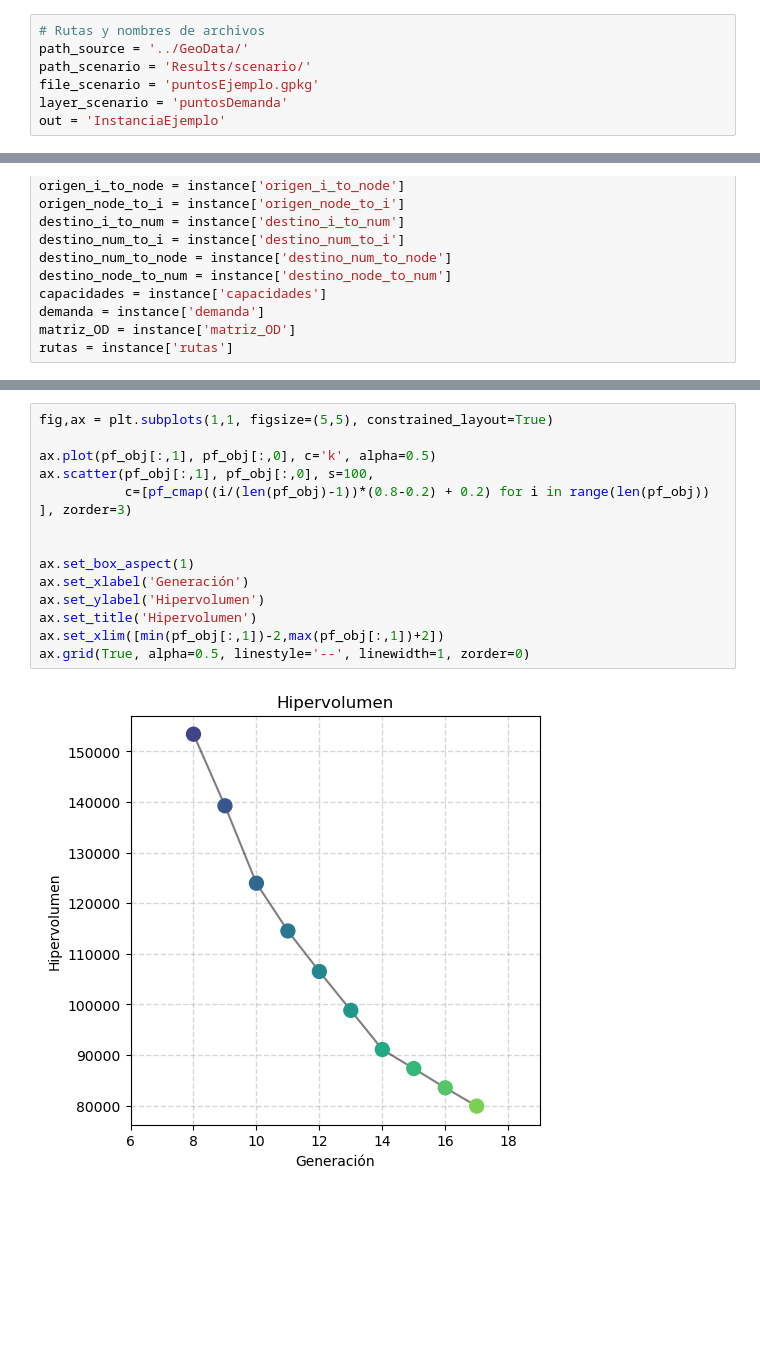
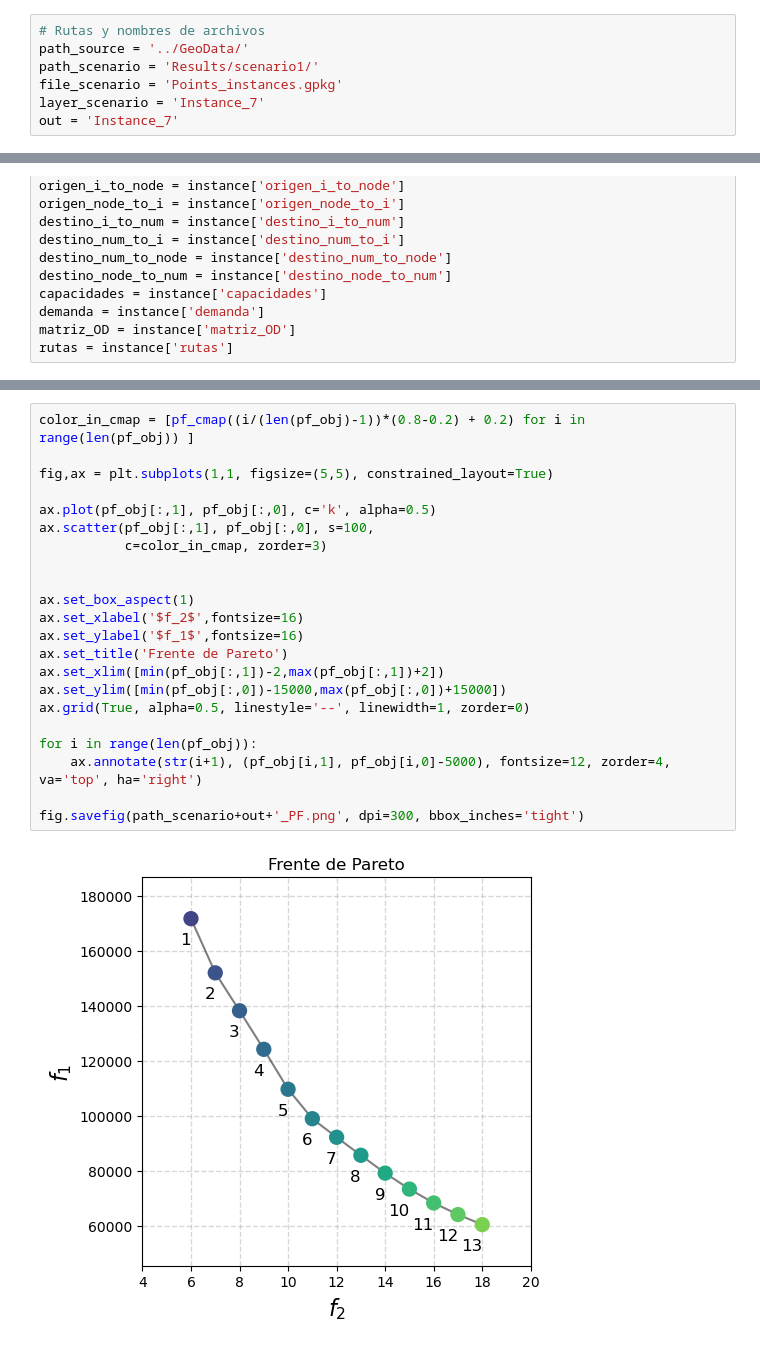
Before and after one commit to JMMorph/AmbulanceLocationAllocation, a Jupyter notebook: Notebooks/visualize.ipynb, the cells around one changed output, grey strips where cells are left out. Cells and saved outputs as stored; diff of their text form; blank space fills up the shorter version.

Commit message:
Actualizacion para la visualización previa

```diff
--- a/Notebooks/visualize.ipynb
+++ b/Notebooks/visualize.ipynb
@@ -7,10 +7,10 @@ pf_cmap = plt.get_cmap('viridis')
 # %%
 # Rutas y nombres de archivos
 path_source = '../GeoData/'
-path_scenario = 'Results/scenario/'
-file_scenario = 'puntosEjemplo.gpkg'
-layer_scenario = 'puntosDemanda'
-out = 'InstanciaEjemplo'
+path_scenario = 'Results/scenario1/'
+file_scenario = 'Points_instances.gpkg'
+layer_scenario = 'Instance_7'
+out = 'Instance_7'
 # %%
 # Resultados de la instancia
 with open(path_scenario+out+'_results.pkl', 'rb') as f:
@@ -61,16 +68,24 @@ nodos.set_index('osmid', inplace = True)
 # %%
+color_in_cmap = [pf_cmap((i/(len(pf_obj)-1))*(0.8-0.2) + 0.2) for i in range(len(pf_obj)) ]
+
 fig,ax = plt.subplots(1,1, figsize=(5,5), constrained_layout=True)
 
 ax.plot(pf_obj[:,1], pf_obj[:,0], c='k', alpha=0.5)
 ax.scatter(pf_obj[:,1], pf_obj[:,0], s=100,
-           c=[pf_cmap((i/(len(pf_obj)-1))*(0.8-0.2) + 0.2) for i in range(len(pf_obj)) ], zorder=3)
+           c=color_in_cmap, zorder=3)
 
 
 ax.set_box_aspect(1)
-ax.set_xlabel('Generación')
-ax.set_ylabel('Hipervolumen')
-ax.set_title('Hipervolumen')
+ax.set_xlabel('$f_2$',fontsize=16)
+ax.set_ylabel('$f_1$',fontsize=16)
+ax.set_title('Frente de Pareto')
 ax.set_xlim([min(pf_obj[:,1])-2,max(pf_obj[:,1])+2])
+ax.set_ylim([min(pf_obj[:,0])-15000,max(pf_obj[:,0])+15000])
 ax.grid(True, alpha=0.5, linestyle='--', linewidth=1, zorder=0)
+
+for i in range(len(pf_obj)):
+    ax.annotate(str(i+1), (pf_obj[i,1], pf_obj[i,0]-5000), fontsize=12, zorder=4, va='top', ha='right')
+
+fig.savefig(path_scenario+out+'_PF.png', dpi=300, bbox_inches='tight')
 # %% [output]
-[figure, old version]
+[figure, new version]
```
Also changed, not shown: parts of 5 cells of this notebook, 2 other files.
